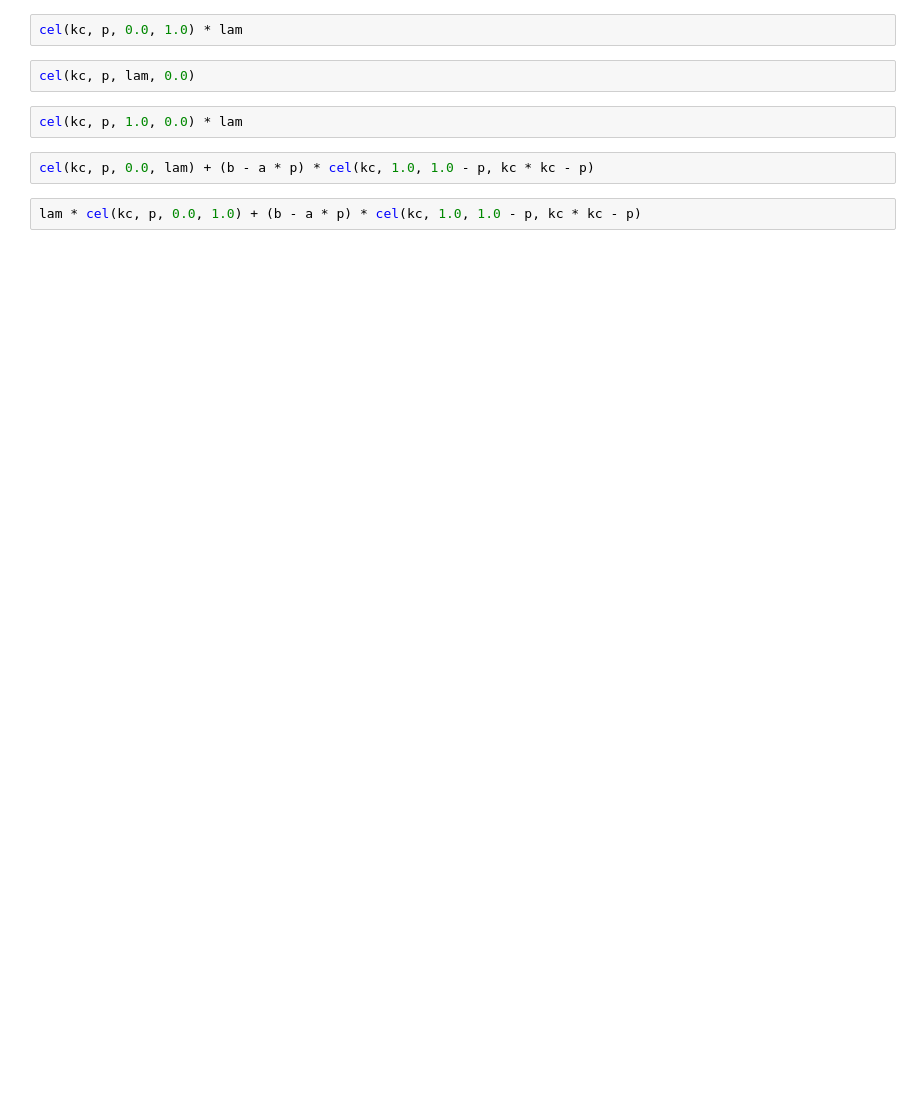
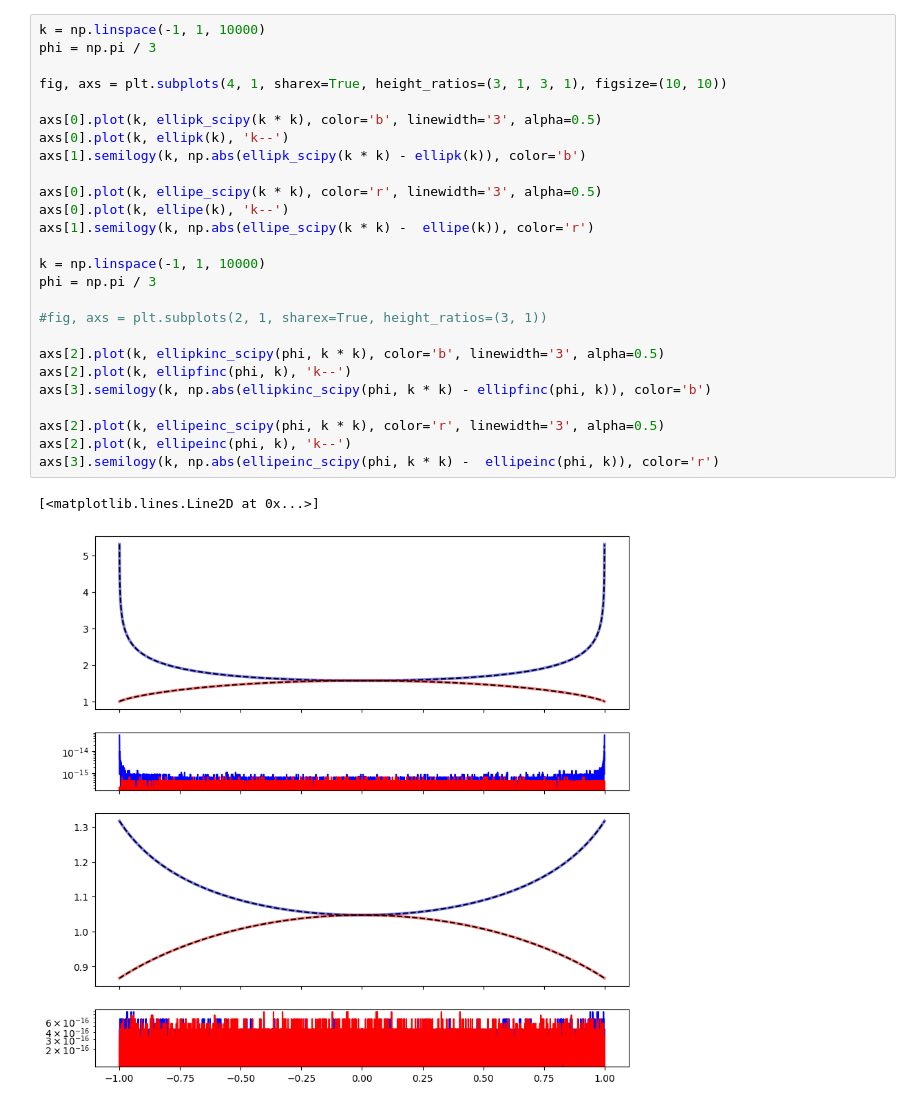
Before and after one commit to tagordon/ellip, a Jupyter notebook: demo.ipynb, the cells around one changed output. Drawn from its saved outputs; the diff is of its cells as text; blank space fills up the shorter version.

Commit message:
switch to Carlson integrals for legendre forms

```diff
--- a/demo.ipynb
+++ b/demo.ipynb
@@ -290,10 +17,29 @@ cel(kc, p, 0.0, lam)
-# %%
-cel(kc, p, 0.0, 1.0) * lam
-# %%
-cel(kc, p, lam, 0.0)
-# %%
-cel(kc, p, 1.0, 0.0) * lam
-# %%
-cel(kc, p, 0.0, lam) + (b - a * p) * cel(kc, 1.0, 1.0 - p, kc * kc - p)
-# %%
-lam * cel(kc, p, 0.0, 1.0) + (b - a * p) * cel(kc, 1.0, 1.0 - p, kc * kc - p)
+# %%
+k = np.linspace(-1, 1, 10000)
+phi = np.pi / 3
+
+fig, axs = plt.subplots(4, 1, sharex=True, height_ratios=(3, 1, 3, 1), figsize=(10, 10))
+
+axs[0].plot(k, ellipk_scipy(k * k), color='b', linewidth='3', alpha=0.5)
+axs[0].plot(k, ellipk(k), 'k--')
+axs[1].semilogy(k, np.abs(ellipk_scipy(k * k) - ellipk(k)), color='b')
+
+axs[0].plot(k, ellipe_scipy(k * k), color='r', linewidth='3', alpha=0.5)
+axs[0].plot(k, ellipe(k), 'k--')
+axs[1].semilogy(k, np.abs(ellipe_scipy(k * k) -  ellipe(k)), color='r')
+
+k = np.linspace(-1, 1, 10000)
+phi = np.pi / 3
+
+#fig, axs = plt.subplots(2, 1, sharex=True, height_ratios=(3, 1))
+
+axs[2].plot(k, ellipkinc_scipy(phi, k * k), color='b', linewidth='3', alpha=0.5)
+axs[2].plot(k, ellipfinc(phi, k), 'k--')
+axs[3].semilogy(k, np.abs(ellipkinc_scipy(phi, k * k) - ellipfinc(phi, k)), color='b')
+
+axs[2].plot(k, ellipeinc_scipy(phi, k * k), color='r', linewidth='3', alpha=0.5)
+axs[2].plot(k, ellipeinc(phi, k), 'k--')
+axs[3].semilogy(k, np.abs(ellipeinc_scipy(phi, k * k) -  ellipeinc(phi, k)), color='r')
+# %% [output]
+[<matplotlib.lines.Line2D at 0x...>]
+[figure, added]
```
Also changed, not shown: parts of 37 cells of this notebook, 2 other files.
